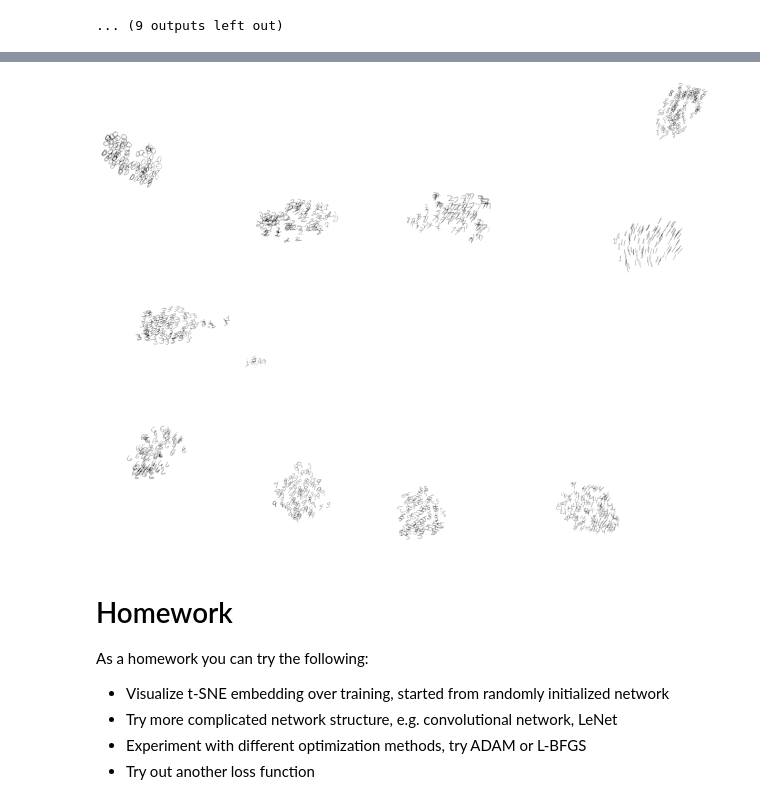
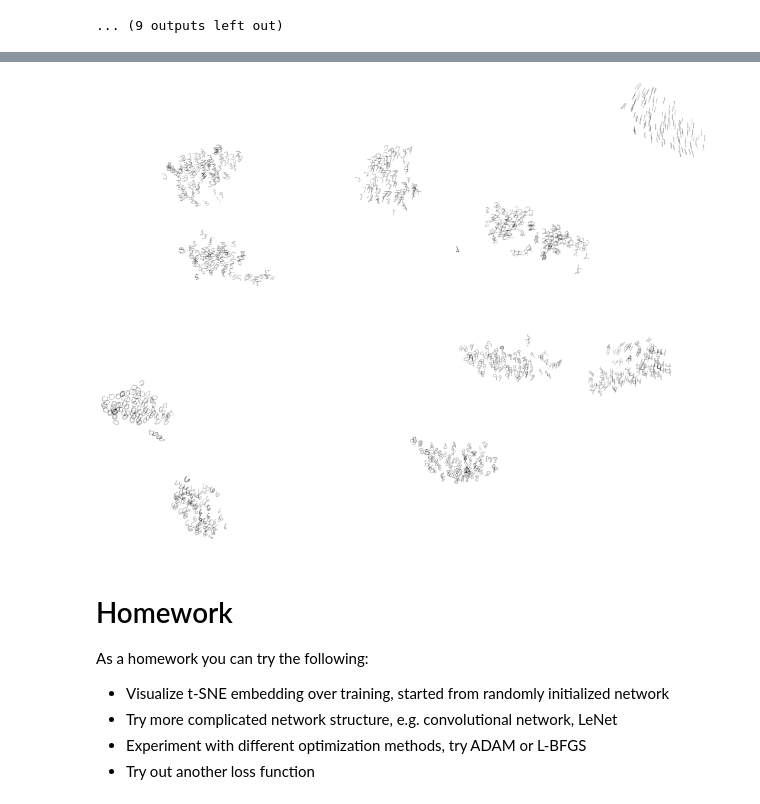
Before and after one commit to szagoruyko/idiap-tutorials, a Jupyter notebook: mnist-autograd.ipynb, the cells around one changed output, grey strips where cells are left out. Saved outputs shown, nothing was run; the diff lists cells and outputs as text; code cells hidden in the pictures.

```diff
--- a/mnist-autograd.ipynb
+++ b/mnist-autograd.ipynb
@@ -159,5 +180,6 @@ test()
 # %%
-x_subset = trainData.data:narrow(1,1,1000)
+-- take a subset of MNIST test dataset
+x_subset = testData.data:narrow(1,1,1000)
 
 local W_t = grad.util.deepCopy(params)
 W_t[#params] = nil -- remove the last layer
@@ -166,5 +188,6 @@ W_t[#params] = nil -- remove the last layer
 local features = f(W_t, x_subset)
 print('extracted features size:', #features)
 
+-- call t-SNE
 p = manifold.embedding.tsne(features:double(), {dim=2, perplexity=30})
 # %% [output]
@@ -186,23 +225,26 @@ Iteration 80: KL divergence is 35.838557044331
 # %%
-local images = subset
+-- visualized computed embedding
+local images = x_subset
 
 local s = {900,1200}
 local b = 16
 local p_ = p:clone()
 local px = p_:select(2,1)
 local py = p_:select(2,2)
 px = (px - px:min()) / (px:max() - px:min())
 py = (py - py:min()) / (py:max() - py:min())
 local im = torch.FloatTensor(1,s[1],s[2]):fill(0)
 for i,v in ipairs(images:split(1)) do
     local x = math.ceil(b + px[i]*s[1]*0.95)
     local y = math.ceil(b + py[i]*s[2]*0.95)
     local scaled = image.scale(v,b,b)
     im[{{},{x-b/2,x+b/2-1},{y-b/2,y+b/2-1}}]:add(scaled)
 end
+
+-- and clusters of data we shall see:
 itorch.image(-im+1)
 # %% [output]
-[figure, old version]
+[figure, new version]
 # %% [markdown]
 # Homework
 
```
Also changed, not shown: parts of 11 cells of this notebook, 2 other files.
